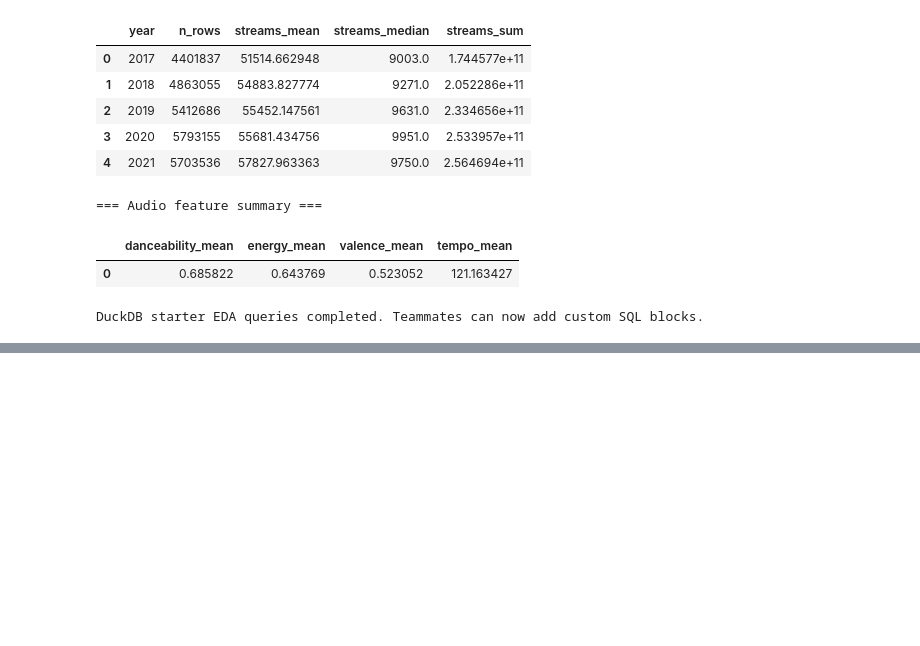
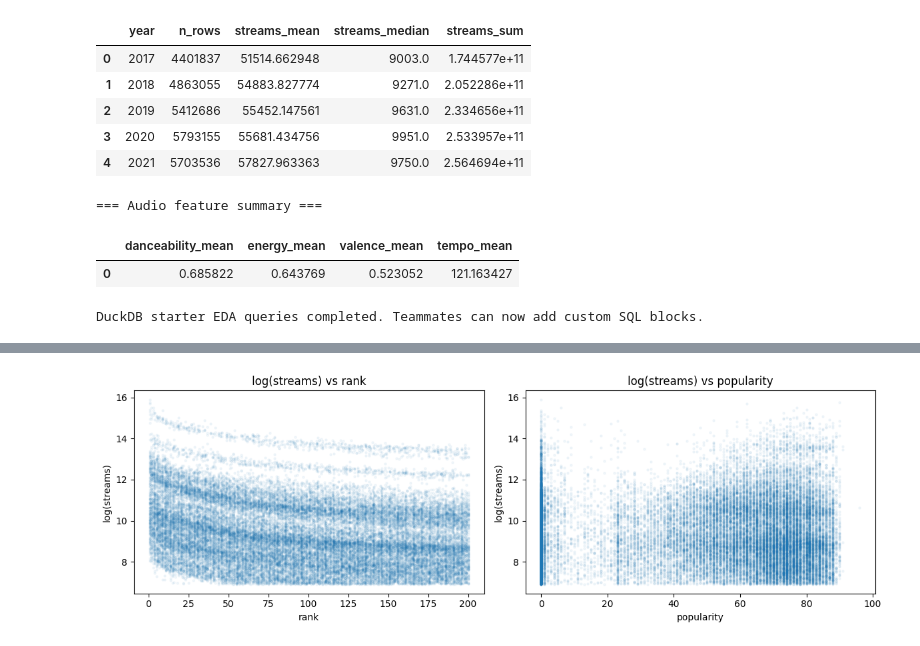
Before and after one commit to mchlkan/ML_Group_AB, a Jupyter notebook: Project_Information/Team_EDA_Baseline_FullData.ipynb, the cells around one changed output, grey strips where cells are left out. Saved outputs shown, nothing was run; the diff lists cells and outputs as text; code cells hidden in the pictures; blank space fills up the shorter version.

```diff
--- a/Project_Information/Team_EDA_Baseline_FullData.ipynb
+++ b/Project_Information/Team_EDA_Baseline_FullData.ipynb
@@ -408,0 +658,16 @@ DuckDB starter EDA queries completed. Teammates can now add custom SQL blocks.
+# %%
+# Also: streams vs rank and popularity
+fig, axes = plt.subplots(1, 2, figsize=(12, 4))
+
+for ax, feat in zip(axes, ["rank", "popularity"]):
+    mask = sample_df[feat].notna() & sample_df["log_streams"].notna()
+    ax.scatter(sample_df.loc[mask, feat], sample_df.loc[mask, "log_streams"],
+               alpha=0.05, s=5)
+    ax.set_title(f"log(streams) vs {feat}")
+    ax.set_xlabel(feat)
+    ax.set_ylabel("log(streams)")
+
+plt.tight_layout()
+plt.show()
+# %% [output]
+[figure, added]
```
Also changed, not shown: parts of 18 cells of this notebook, 3 other files.
